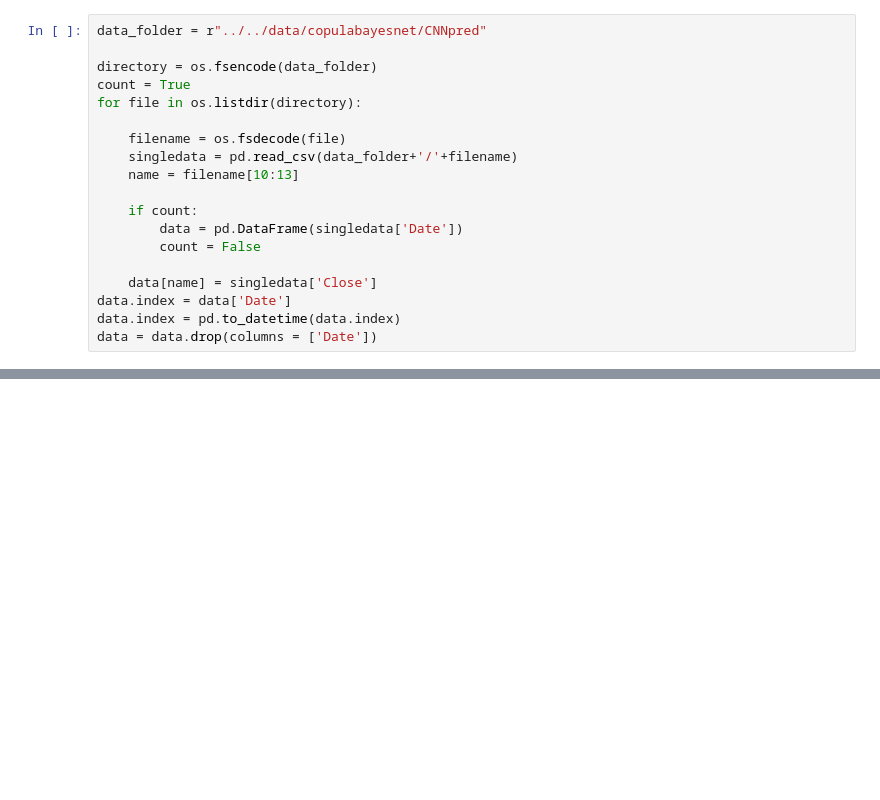
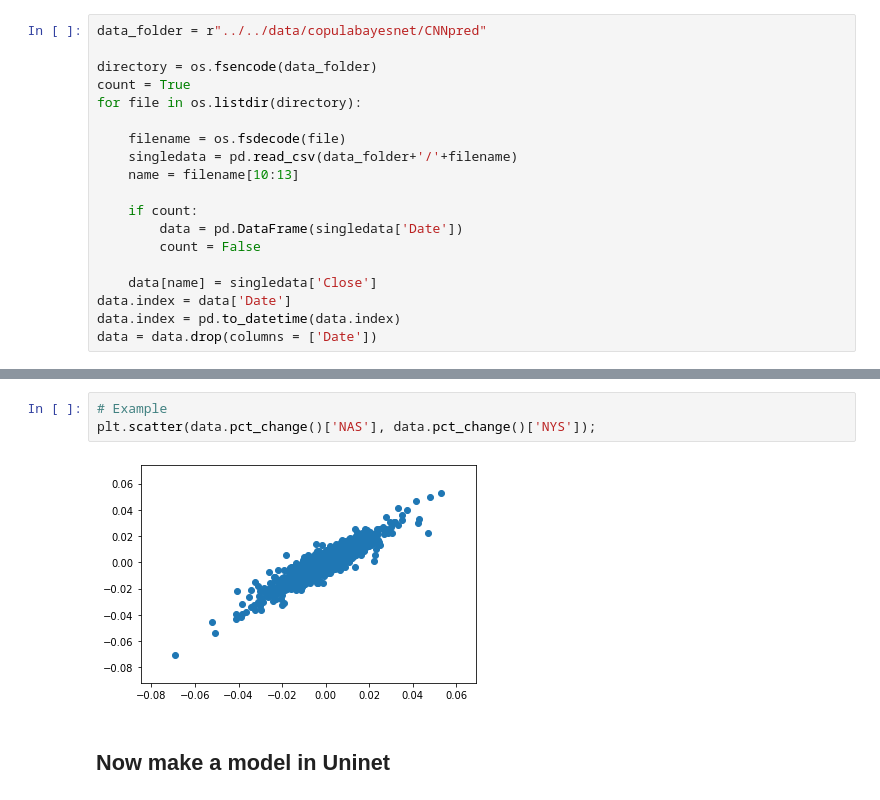
Before and after one commit to SjoerdGn/copulabayesnet, a Jupyter notebook: examples/various_examples.ipynb, the cells around one changed output, grey strips where cells are left out. Cells and saved outputs as stored; diff of their text form; blank space fills up the shorter version.

```diff
--- a/examples/various_examples.ipynb
+++ b/examples/various_examples.ipynb
@@ -80,0 +103,7 @@ data
+# %%
+# Example
+plt.scatter(data.pct_change()['NAS'], data.pct_change()['NYS']);
+# %% [output]
+[figure, added]
+# %% [markdown]
+## Now make a model in Uninet
```
Also changed, not shown: parts of 16 cells of this notebook, 4 other files.
